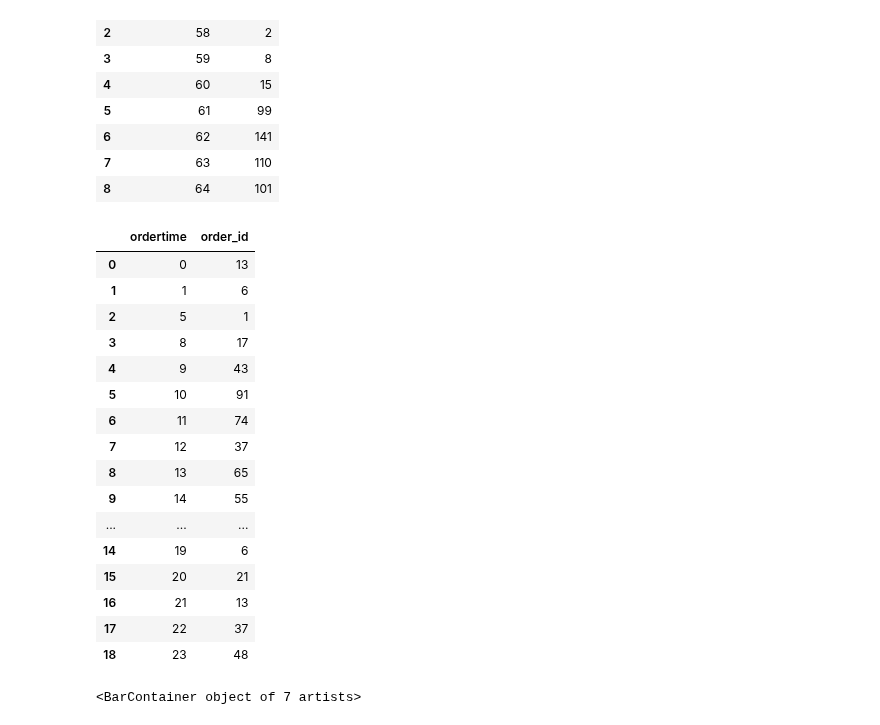
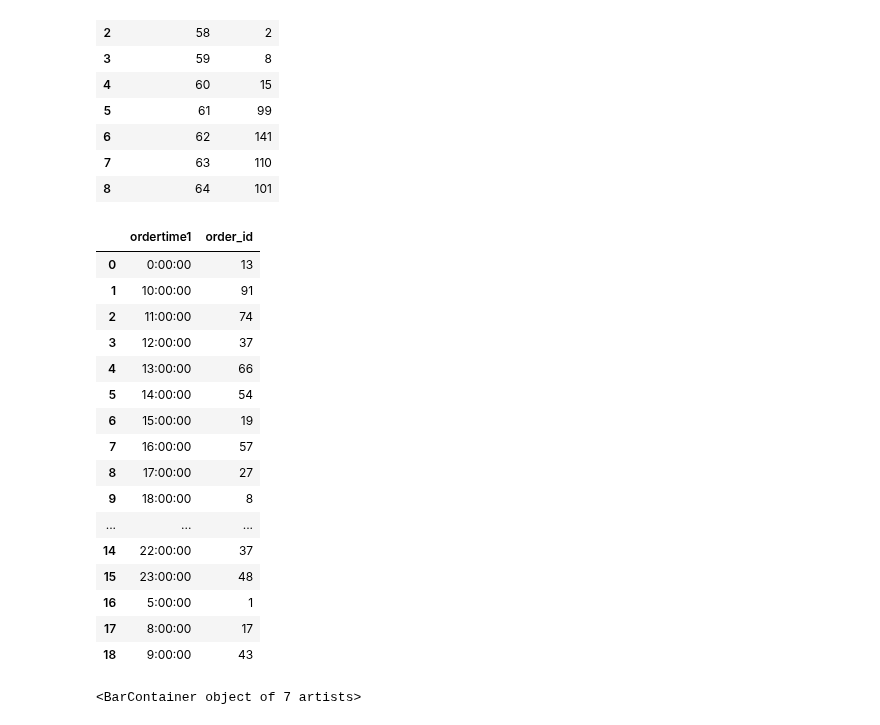
Before and after one commit to nichakornchaisuwan/DWDM21, a Jupyter notebook: Manage_data_ipynb.ipynb, the cells around one changed output. Drawn from its saved outputs; the diff is of its cells as text; code cells hidden in the pictures.

```diff
--- a/Manage_data_ipynb.ipynb
+++ b/Manage_data_ipynb.ipynb
@@ -36,5 +36,5 @@ data_USLall
 # %%
 data_USL = pd.read_csv(data_1)
-data_USL = data_USL[['order_id','order_code','order_date.1','order_date.2','order_time','ordertime','mustbeget_date','std_code','std_code(first)','apps_firstname','apps_lastname','apps_usertype_name','book_title']]
+data_USL = data_USL[['order_id','order_code','order_datetime','order_date','order_day','order_time','ordertime1','mustbeget_date','std_code','std_code(first)','apps_firstname','apps_lastname','apps_usertype_name','book_title']]
 data_USL
 # %% [output]
@@ -168,26 +165,26 @@ data_USLUser1
 | 7 | 63 | 110 |
 | 8 | 64 | 101 |
 # %%
-data_USLtime = data_USL.groupby(['ordertime']).count().reset_index().iloc[:,:2]  ## ช่วงเวลาการเข้าใช้งานห้องสมุด แบบรายชั่วโมง
+data_USLtime = data_USL.groupby(['ordertime1']).count().reset_index().iloc[:,:2]  ## ช่วงเวลาการเข้าใช้งานห้องสมุด แบบรายชั่วโมง
 data_USLtime
 # %% [output]
-|  | ordertime | order_id |
-| 0 | 0 | 13 |
-| 1 | 1 | 6 |
-| 2 | 5 | 1 |
-| 3 | 8 | 17 |
-| 4 | 9 | 43 |
-| 5 | 10 | 91 |
-| 6 | 11 | 74 |
-| 7 | 12 | 37 |
-| 8 | 13 | 65 |
-| 9 | 14 | 55 |
+|  | ordertime1 | order_id |
+| 0 | 0:00:00 | 13 |
+| 1 | 10:00:00 | 91 |
+| 2 | 11:00:00 | 74 |
+| 3 | 12:00:00 | 37 |
+| 4 | 13:00:00 | 66 |
+| 5 | 14:00:00 | 54 |
+| 6 | 15:00:00 | 19 |
+| 7 | 16:00:00 | 57 |
+| 8 | 17:00:00 | 27 |
+| 9 | 18:00:00 | 8 |
 | ... | ... | ... |
-| 14 | 19 | 6 |
-| 15 | 20 | 21 |
-| 16 | 21 | 13 |
-| 17 | 22 | 37 |
-| 18 | 23 | 48 |
+| 14 | 22:00:00 | 37 |
+| 15 | 23:00:00 | 48 |
+| 16 | 5:00:00 | 1 |
+| 17 | 8:00:00 | 17 |
+| 18 | 9:00:00 | 43 |
 # %%
 from matplotlib import pyplot as plt
 # %%
```
Also changed, not shown: parts of 15 cells of this notebook.
